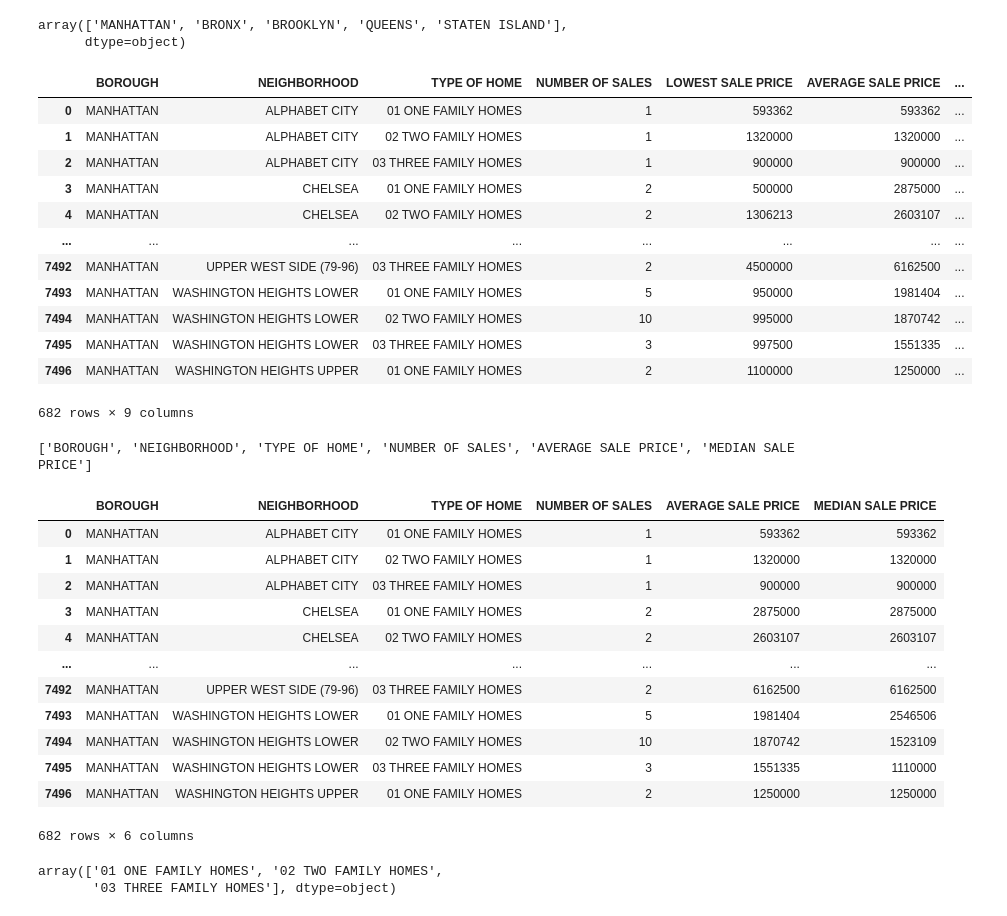
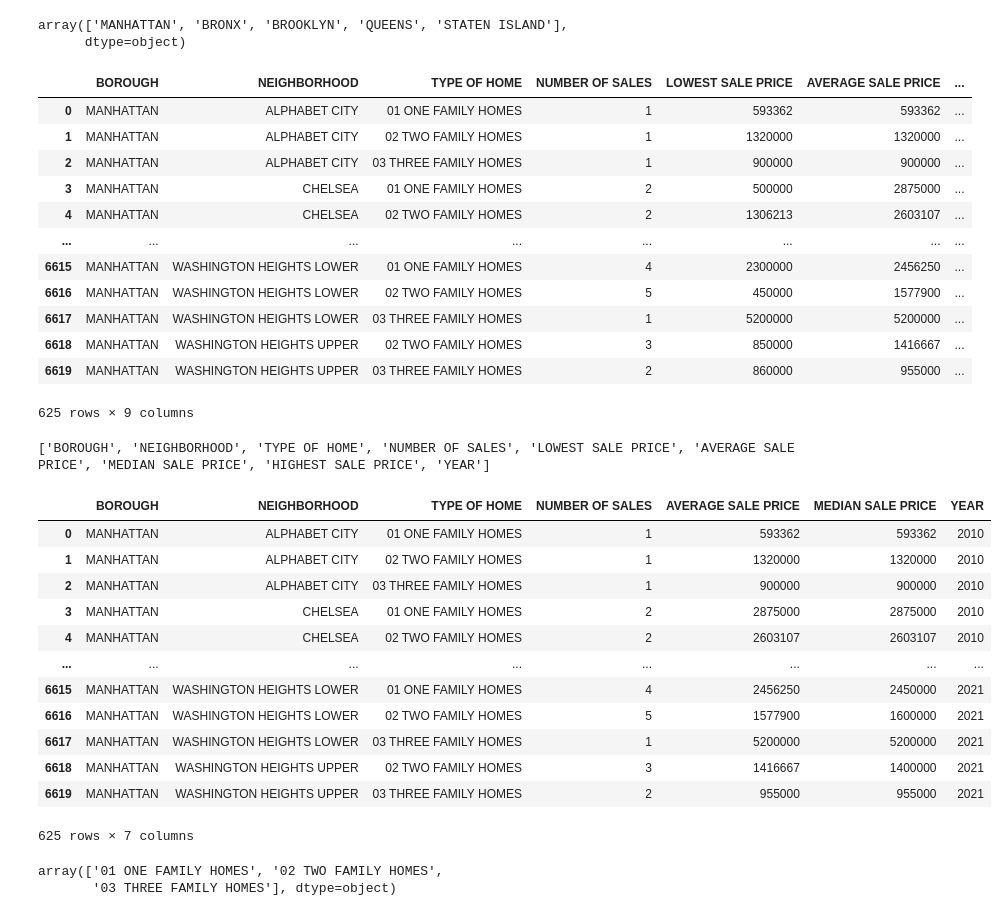
Before and after one commit to dongaCS/prediction-model-nyc, a Jupyter notebook: manhattan.ipynb, the cells around one changed output. Saved outputs shown, nothing was run; the diff lists cells and outputs as text; code cells hidden in the pictures.

Commit message:
started fitting model
there are many areas where there isn't enough data to recreate a model, might have to merge data from one, two and three house hold families homes

```diff
--- a/manhattan.ipynb
+++ b/manhattan.ipynb
@@ -1,7 +1,8 @@
 # %%
 import pandas as pd
 # %%
-df = pd.read_csv("./2010-2023.csv")
+# reads file
+df = pd.read_csv("./2010-2021.csv")
 df
 # %% [output]
 |  | BOROUGH | NEIGHBORHOOD | TYPE OF HOME | NUMBER OF SALES | LOWEST SALE PRICE | AVERAGE SALE PRICE | ... |
@@ -28,7 +31,9 @@ borough
 array(['MANHATTAN', 'BRONX', 'BROOKLYN', 'QUEENS', 'STATEN ISLAND'],
       dtype=object)
 # %%
+# create grouping of data using specified column
 grouped = df.groupby(['BOROUGH'])
+# creates a copy of specified entry within the column group
 manhattan = grouped.get_group('MANHATTAN').copy()
 manhattan
 # %% [output]
@@ -39,33 +44,32 @@ manhattan
 | 3 | MANHATTAN | CHELSEA | 01 ONE FAMILY HOMES | 2 | 500000 | 2875000 | ... |
 | 4 | MANHATTAN | CHELSEA | 02 TWO FAMILY HOMES | 2 | 1306213 | 2603107 | ... |
 | ... | ... | ... | ... | ... | ... | ... | ... |
-| 7492 | MANHATTAN | UPPER WEST SIDE (79-96) | 03 THREE FAMILY HOMES | 2 | 4500000 | 6162500 | ... |
-| 7493 | MANHATTAN | WASHINGTON HEIGHTS LOWER | 01 ONE FAMILY HOMES | 5 | 950000 | 1981404 | ... |
-| 7494 | MANHATTAN | WASHINGTON HEIGHTS LOWER | 02 TWO FAMILY HOMES | 10 | 995000 | 1870742 | ... |
-| 7495 | MANHATTAN | WASHINGTON HEIGHTS LOWER | 03 THREE FAMILY HOMES | 3 | 997500 | 1551335 | ... |
-| 7496 | MANHATTAN | WASHINGTON HEIGHTS UPPER | 01 ONE FAMILY HOMES | 2 | 1100000 | 1250000 | ... |
+| 6615 | MANHATTAN | WASHINGTON HEIGHTS LOWER | 01 ONE FAMILY HOMES | 4 | 2300000 | 2456250 | ... |
+| 6616 | MANHATTAN | WASHINGTON HEIGHTS LOWER | 02 TWO FAMILY HOMES | 5 | 450000 | 1577900 | ... |
+| 6617 | MANHATTAN | WASHINGTON HEIGHTS LOWER | 03 THREE FAMILY HOMES | 1 | 5200000 | 5200000 | ... |
+| 6618 | MANHATTAN | WASHINGTON HEIGHTS UPPER | 02 TWO FAMILY HOMES | 3 | 850000 | 1416667 | ... |
+| 6619 | MANHATTAN | WASHINGTON HEIGHTS UPPER | 03 THREE FAMILY HOMES | 2 | 860000 | 955000 | ... |
-682 rows × 9 columns
+625 rows × 9 columns
 # %%
-print(mahattan.columns.tolist())
+print(manhattan.columns.tolist())
 # %% [output]
-['BOROUGH', 'NEIGHBORHOOD', 'TYPE OF HOME', 'NUMBER OF SALES', 'AVERAGE SALE PRICE', 'MEDIAN SALE PRICE']
+['BOROUGH', 'NEIGHBORHOOD', 'TYPE OF HOME', 'NUMBER OF SALES', 'LOWEST SALE PRICE', 'AVERAGE SALE PRICE', 'MEDIAN SALE PRICE', 'HIGHEST SALE PRICE', 'YEAR']
 # %%
 manhattan.drop('LOWEST SALE PRICE', axis=1, inplace=True)
 manhattan.drop('HIGHEST SALE PRICE', axis=1, inplace=True)
-manhattan.drop('YEAR', axis=1, inplace=True)
 manhattan
 # %% [output]
-|  | BOROUGH | NEIGHBORHOOD | TYPE OF HOME | NUMBER OF SALES | AVERAGE SALE PRICE | MEDIAN SALE PRICE |
-| 0 | MANHATTAN | ALPHABET CITY | 01 ONE FAMILY HOMES | 1 | 593362 | 593362 |
-| 1 | MANHATTAN | ALPHABET CITY | 02 TWO FAMILY HOMES | 1 | 1320000 | 1320000 |
-| 2 | MANHATTAN | ALPHABET CITY | 03 THREE FAMILY HOMES | 1 | 900000 | 900000 |
-| 3 | MANHATTAN | CHELSEA | 01 ONE FAMILY HOMES | 2 | 2875000 | 2875000 |
-| 4 | MANHATTAN | CHELSEA | 02 TWO FAMILY HOMES | 2 | 2603107 | 2603107 |
-| ... | ... | ... | ... | ... | ... | ... |
-| 7492 | MANHATTAN | UPPER WEST SIDE (79-96) | 03 THREE FAMILY HOMES | 2 | 6162500 | 6162500 |
-| 7493 | MANHATTAN | WASHINGTON HEIGHTS LOWER | 01 ONE FAMILY HOMES | 5 | 1981404 | 2546506 |
-| 7494 | MANHATTAN | WASHINGTON HEIGHTS LOWER | 02 TWO FAMILY HOMES | 10 | 1870742 | 1523109 |
-| 7495 | MANHATTAN | WASHINGTON HEIGHTS LOWER | 03 THREE FAMILY HOMES | 3 | 1551335 | 1110000 |
-| 7496 | MANHATTAN | WASHINGTON HEIGHTS UPPER | 01 ONE FAMILY HOMES | 2 | 1250000 | 1250000 |
+|  | BOROUGH | NEIGHBORHOOD | TYPE OF HOME | NUMBER OF SALES | AVERAGE SALE PRICE | MEDIAN SALE PRICE | YEAR |
+| 0 | MANHATTAN | ALPHABET CITY | 01 ONE FAMILY HOMES | 1 | 593362 | 593362 | 2010 |
+| 1 | MANHATTAN | ALPHABET CITY | 02 TWO FAMILY HOMES | 1 | 1320000 | 1320000 | 2010 |
+| 2 | MANHATTAN | ALPHABET CITY | 03 THREE FAMILY HOMES | 1 | 900000 | 900000 | 2010 |
+| 3 | MANHATTAN | CHELSEA | 01 ONE FAMILY HOMES | 2 | 2875000 | 2875000 | 2010 |
+| 4 | MANHATTAN | CHELSEA | 02 TWO FAMILY HOMES | 2 | 2603107 | 2603107 | 2010 |
+| ... | ... | ... | ... | ... | ... | ... | ... |
+| 6615 | MANHATTAN | WASHINGTON HEIGHTS LOWER | 01 ONE FAMILY HOMES | 4 | 2456250 | 2450000 | 2021 |
+| 6616 | MANHATTAN | WASHINGTON HEIGHTS LOWER | 02 TWO FAMILY HOMES | 5 | 1577900 | 1600000 | 2021 |
+| 6617 | MANHATTAN | WASHINGTON HEIGHTS LOWER | 03 THREE FAMILY HOMES | 1 | 5200000 | 5200000 | 2021 |
+| 6618 | MANHATTAN | WASHINGTON HEIGHTS UPPER | 02 TWO FAMILY HOMES | 3 | 1416667 | 1400000 | 2021 |
+| 6619 | MANHATTAN | WASHINGTON HEIGHTS UPPER | 03 THREE FAMILY HOMES | 2 | 955000 | 955000 | 2021 |
-682 rows × 6 columns
+625 rows × 7 columns
 # %%
```
Also changed, not shown: parts of 10 cells of this notebook.
